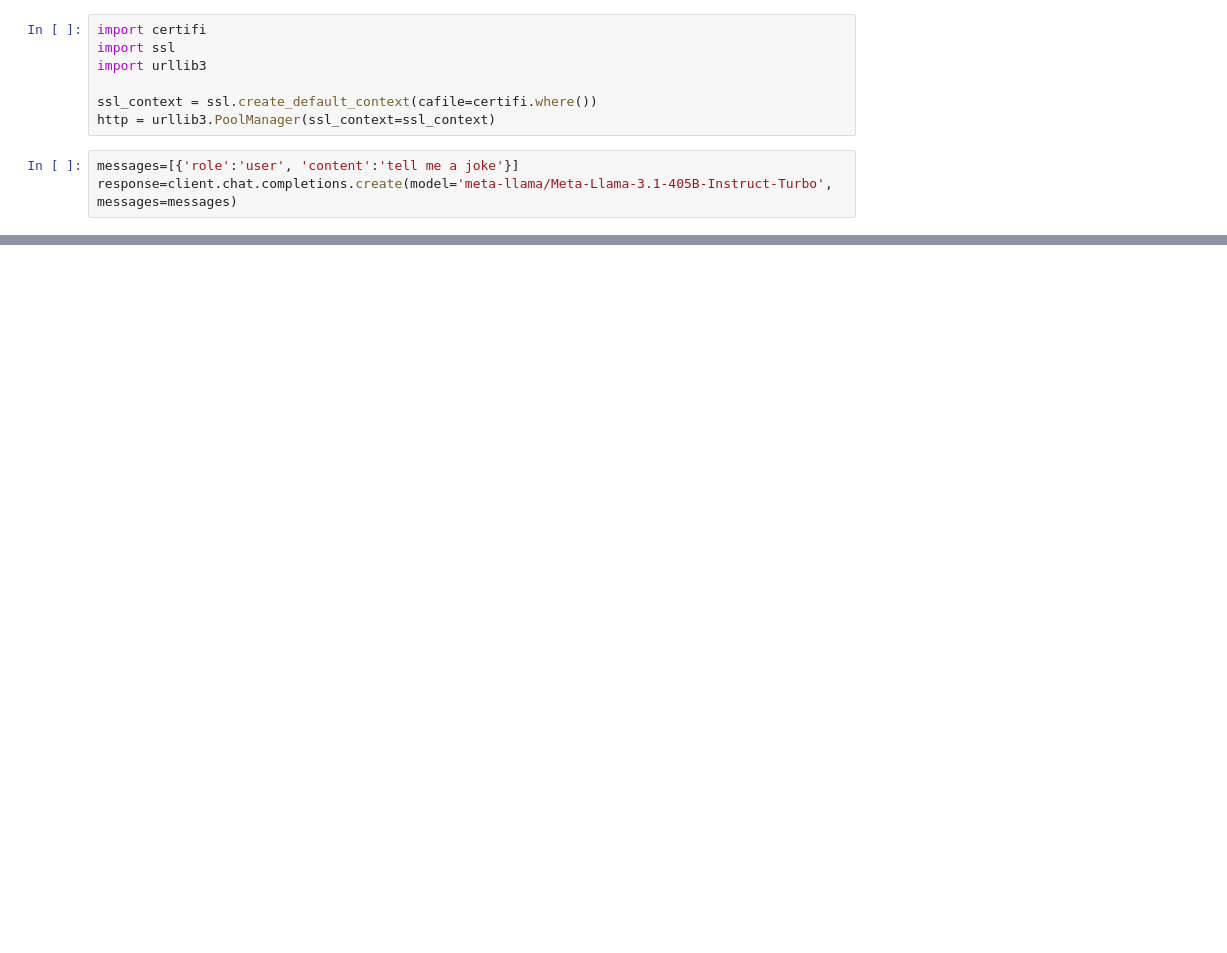
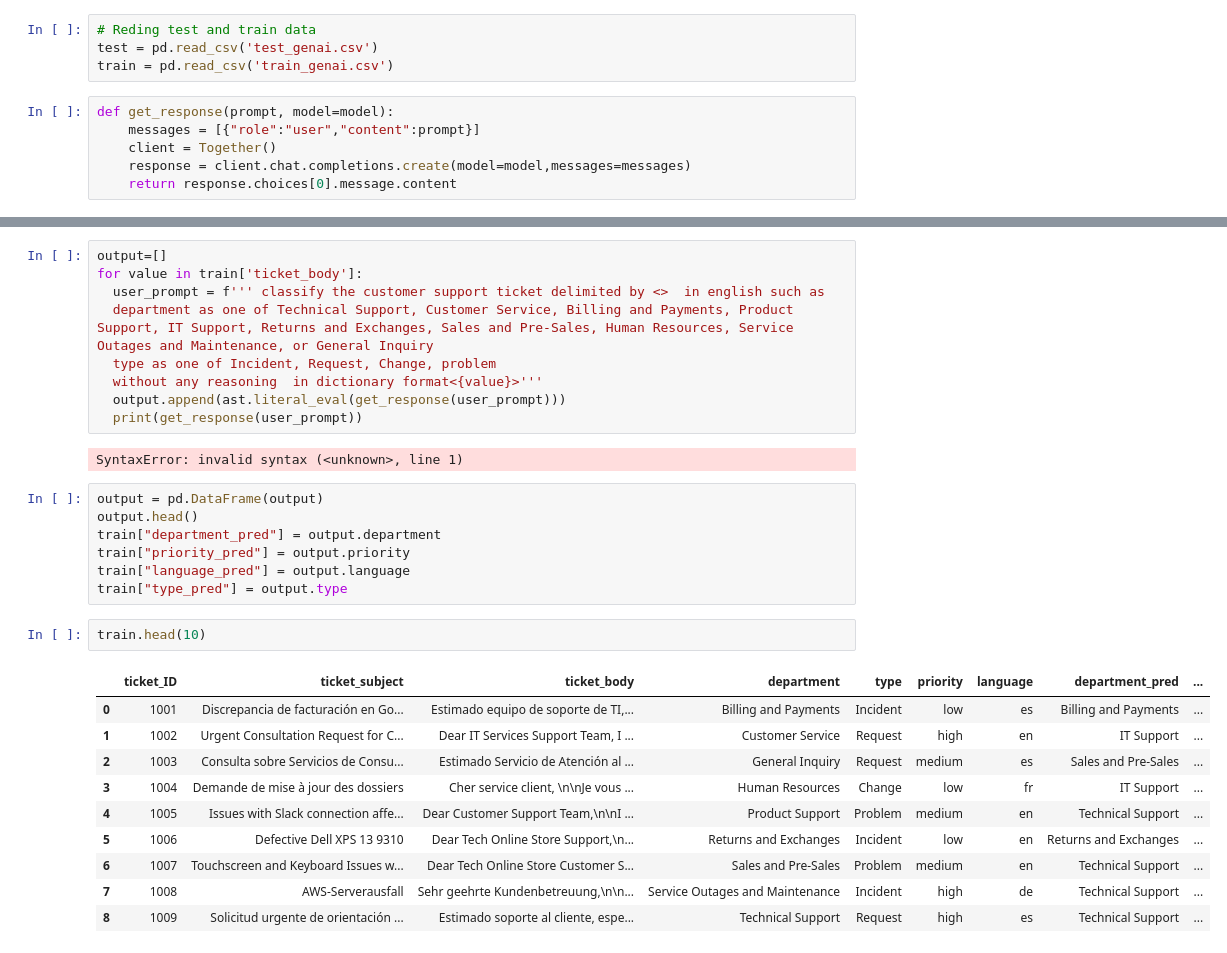
Before and after one commit to manikantavs01/DeepLearning_Hackaton, a Jupyter notebook: GenAI_Support_Ticket_Classification.ipynb, the cells around one changed output, grey strips where cells are left out. Saved outputs shown, nothing was run; the diff lists cells and outputs as text; blank space fills up the shorter version.

```diff
--- a/GenAI_Support_Ticket_Classification.ipynb
+++ b/GenAI_Support_Ticket_Classification.ipynb
@@ -9,10 +12,10 @@ client=Together()
 # %%
-import certifi
-import ssl
-import urllib3
-
-ssl_context = ssl.create_default_context(cafile=certifi.where())
-http = urllib3.PoolManager(ssl_context=ssl_context)
+# Reding test and train data
+test = pd.read_csv('test_genai.csv')
+train = pd.read_csv('train_genai.csv')
 # %%
-messages=[{'role':'user', 'content':'tell me a joke'}]
-response=client.chat.completions.create(model='meta-llama/Meta-Llama-3.1-405B-Instruct-Turbo', messages=messages)
+def get_response(prompt, model=model):
+    messages = [{"role":"user","content":prompt}]
+    client = Together()
+    response = client.chat.completions.create(model=model,messages=messages)
+    return response.choices[0].message.content
@@ -20,0 +31,31 @@ print(response.choices[0].message.content)
+# %%
+output=[]
+for value in train['ticket_body']:
+  user_prompt = f''' classify the customer support ticket delimited by <>  in english such as
+  department as one of Technical Support, Customer Service, Billing and Payments, Product Support, IT Support, Returns and Exchanges, Sales and Pre-Sales, Human Resources, Service Outages and Maintenance, or General Inquiry
+  type as one of Incident, Request, Change, problem
+  without any reasoning  in dictionary format<{value}>'''
+  output.append(ast.literal_eval(get_response(user_prompt)))
+  print(get_response(user_prompt))
+# %% [output]
+SyntaxError: invalid syntax (<unknown>, line 1)
+# %%
+output = pd.DataFrame(output)
+output.head()
+train["department_pred"] = output.department
+train["priority_pred"] = output.priority
+train["language_pred"] = output.language
+train["type_pred"] = output.type
+# %%
+train.head(10)
+# %% [output]
+|  | ticket_ID | ticket_subject | ticket_body | department | type | priority | language | department_pred | ... |
+| 0 | 1001 | Discrepancia de facturación en Go... | Estimado equipo de soporte de TI,... | Billing and Payments | Incident | low | es | Billing and Payments | ... |
+| 1 | 1002 | Urgent Consultation Request for C... | Dear IT Services Support Team, I ... | Customer Service | Request | high | en | IT Support | ... |
+| 2 | 1003 | Consulta sobre Servicios de Consu... | Estimado Servicio de Atención al ... | General Inquiry | Request | medium | es | Sales and Pre-Sales | ... |
+| 3 | 1004 | Demande de mise à jour des dossiers | Cher service client, \n\nJe vous ... | Human Resources | Change | low | fr | IT Support | ... |
+| 4 | 1005 | Issues with Slack connection affe... | Dear Customer Support Team,\n\nI ... | Product Support | Problem | medium | en | Technical Support | ... |
+| 5 | 1006 | Defective Dell XPS 13 9310 | Dear Tech Online Store Support,\n... | Returns and Exchanges | Incident | low | en | Returns and Exchanges | ... |
+| 6 | 1007 | Touchscreen and Keyboard Issues w... | Dear Tech Online Store Customer S... | Sales and Pre-Sales | Problem | medium | en | Technical Support | ... |
+| 7 | 1008 | AWS-Serverausfall | Sehr geehrte Kundenbetreuung,\n\n... | Service Outages and Maintenance | Incident | high | de | Technical Support | ... |
+| 8 | 1009 | Solicitud urgente de orientación ... | Estimado soporte al cliente, espe... | Technical Support | Request | high | es | Technical Support | ... |
```
Also changed, not shown: parts of 6 cells of this notebook.
